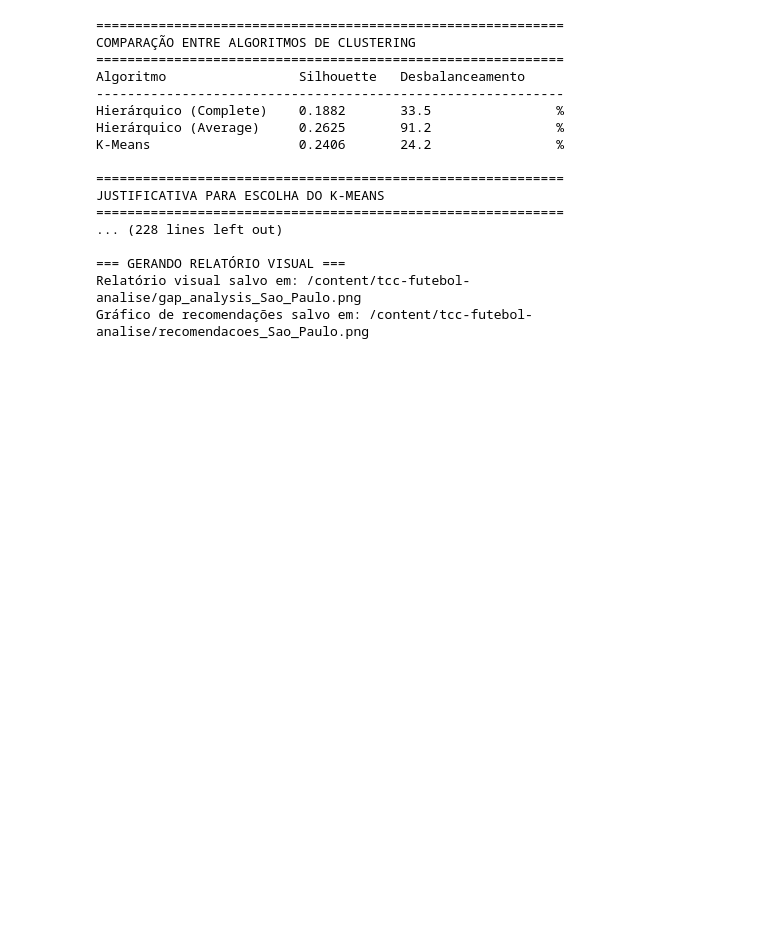
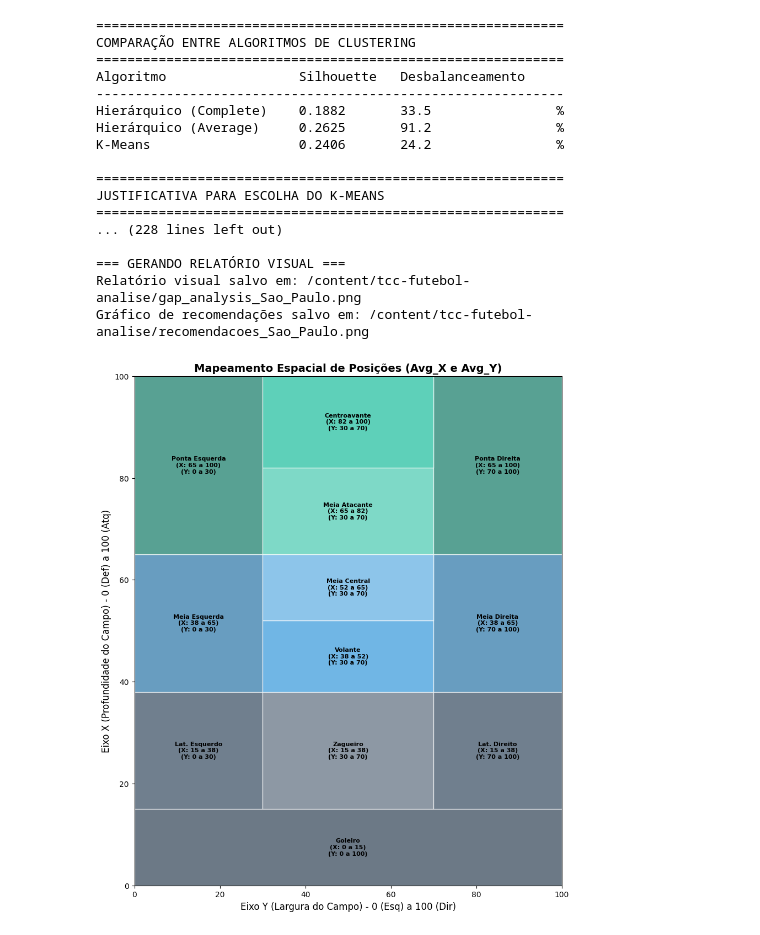
Before and after one commit to jillianb2m/tcc-futebol-analise, a Jupyter notebook: tcc_ml_futebol.ipynb, the cells around one changed output. Cells and saved outputs as stored; diff of their text form; code cells hidden in the pictures; blank space fills up the shorter version.

Commit message:
20260921v74 - Nova tabela para mostrar a definição da posição real

```diff
--- a/tcc_ml_futebol.ipynb
+++ b/tcc_ml_futebol.ipynb
@@ -2219,3 +2241,65 @@ JUSTIFICATIVA PARA ESCOLHA DO K-MEANS
 === GERANDO RELATÓRIO VISUAL ===
 Relatório visual salvo em: /content/tcc-futebol-analise/gap_analysis_Sao_Paulo.png
 Gráfico de recomendações salvo em: /content/tcc-futebol-analise/recomendacoes_Sao_Paulo.png
+# %%
+import matplotlib.pyplot as plt
+import matplotlib.patches as patches
+
+def desenhar_mapa_posicoes():
+    fig, ax = plt.subplots(figsize=(10, 12))
+
+    # Desenhar o contorno do campo (X de 0 a 100, Y de 0 a 100)
+    # Aqui vamos plotar X no eixo Y (vertical no gráfico) para simular a visão de cima (Defesa embaixo, Ataque em cima)
+    # E Y no eixo X (horizontal no gráfico)
+
+    # Função auxiliar para desenhar as caixas, agora configurada para mostrar X e Y automaticamente
+    def adicionar_zona(y_min, y_max, x_min, x_max, cor, texto):
+        rect = patches.Rectangle((y_min, x_min), y_max - y_min, x_max - x_min,
+                                 linewidth=1, edgecolor='white', facecolor=cor, alpha=0.7)
+        ax.add_patch(rect)
+
+        # Formatar o rótulo incluindo as coordenadas X e Y
+        label = f"{texto}\n(X: {x_min} a {x_max})\n(Y: {y_min} a {y_max})"
+
+        # Fonte reduzida para 8 para acomodar as 3 linhas sem vazar da caixa
+        ax.text(y_min + (y_max - y_min)/2, x_min + (x_max - x_min)/2, label,
+                color='black', weight='bold', fontsize=8, ha='center', va='center')
+
+    # 1. Goleiro (X: 0 a 15)
+    adicionar_zona(0, 100, 0, 15, '#2e4053', 'Goleiro')
+
+    # 2. Defesa (X: 15 a 38)
+    adicionar_zona(0, 30, 15, 38, '#34495e', 'Lat. Esquerdo')
+    adicionar_zona(30, 70, 15, 38, '#5d6d7e', 'Zagueiro')
+    adicionar_zona(70, 100, 15, 38, '#34495e', 'Lat. Direito')
+
+    # 3. Meio-campo recuado / Volante (X: 38 a 52)
+    adicionar_zona(0, 30, 38, 65, '#2874a6', 'Meia Esquerda')
+    adicionar_zona(30, 70, 38, 52, '#3498db', 'Volante')
+    adicionar_zona(70, 100, 38, 65, '#2874a6', 'Meia Direita')
+
+    # 4. Meia Central (X: 52 a 65)
+    adicionar_zona(30, 70, 52, 65, '#5dade2', 'Meia Central')
+
+    # 5. Meio-campo ofensivo (X: 65 a 82)
+    adicionar_zona(0, 30, 65, 100, '#117a65', 'Ponta Esquerda')
+    adicionar_zona(30, 70, 65, 82, '#48c9b0', 'Meia Atacante')
+    adicionar_zona(70, 100, 65, 100, '#117a65', 'Ponta Direita')
+
+    # 6. Ataque (X: 82 a 100)
+    adicionar_zona(30, 70, 82, 100, '#1abc9c', 'Centroavante')
+
+    # Configurações do gráfico
+    ax.set_xlim(0, 100)
+    ax.set_ylim(0, 100)
+    ax.set_xlabel('Eixo Y (Largura do Campo) - 0 (Esq) a 100 (Dir)', fontsize=12)
+    ax.set_ylabel('Eixo X (Profundidade do Campo) - 0 (Def) a 100 (Atq)', fontsize=12)
+    ax.set_title('Mapeamento Espacial de Posições (Avg_X e Avg_Y)', fontsize=14, weight='bold')
+
+    plt.grid(False)
+    plt.savefig('mapa_posicoes_tcc.png', dpi=300, bbox_inches='tight')
+    plt.show()
+
+desenhar_mapa_posicoes()
+# %% [output]
+[figure, added]
```
Also changed, not shown: parts of 4 cells of this notebook.
